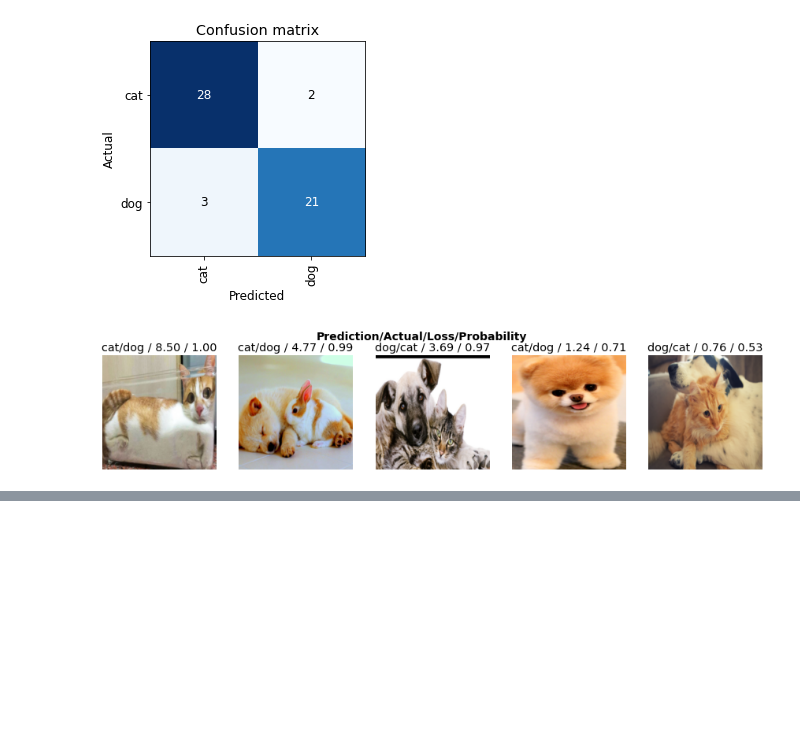
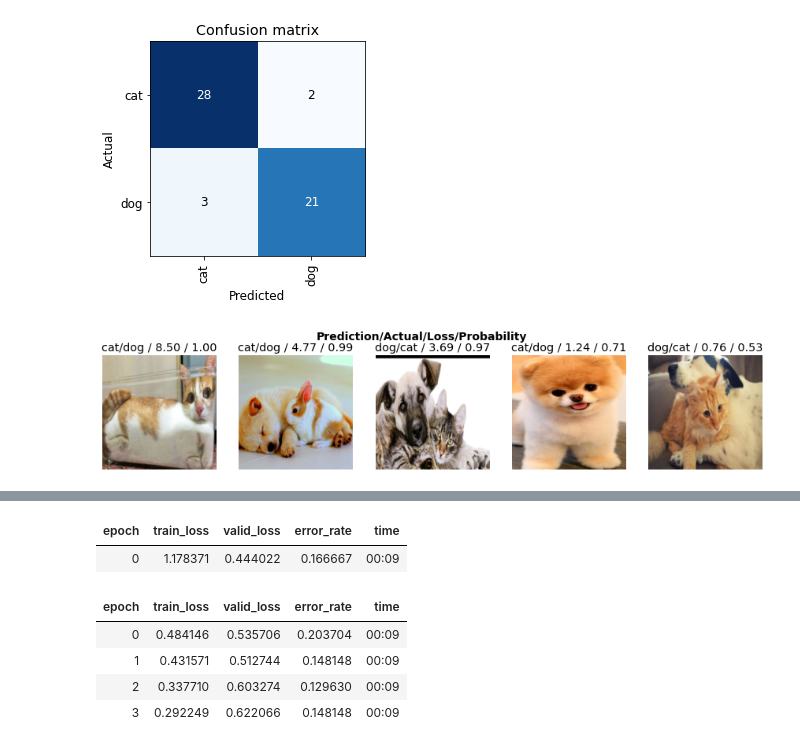
Before and after one commit to Amritasha/ML, a Jupyter notebook: ml1.ipynb, the cells around one changed output, grey strips where cells are left out. Saved outputs shown, nothing was run; the diff lists cells and outputs as text; code cells hidden in the pictures; blank space fills up the shorter version.

```diff
--- a/ml1.ipynb
+++ b/ml1.ipynb
@@ -102,0 +194,11 @@ interp34.plot_top_losses(5, nrows=1)
+# %%
+learn2 = cnn_learner(dls, resnet18, metrics=error_rate)
+learn2.fine_tune(4)
+# %% [output]
+| epoch | train_loss | valid_loss | error_rate | time |
+| 0 | 1.178371 | 0.444022 | 0.166667 | 00:09 |
+| epoch | train_loss | valid_loss | error_rate | time |
+| 0 | 0.484146 | 0.535706 | 0.203704 | 00:09 |
+| 1 | 0.431571 | 0.512744 | 0.148148 | 00:09 |
+| 2 | 0.337710 | 0.603274 | 0.129630 | 00:09 |
+| 3 | 0.292249 | 0.622066 | 0.148148 | 00:09 |
```
Also changed, not shown: parts of 11 cells of this notebook.
